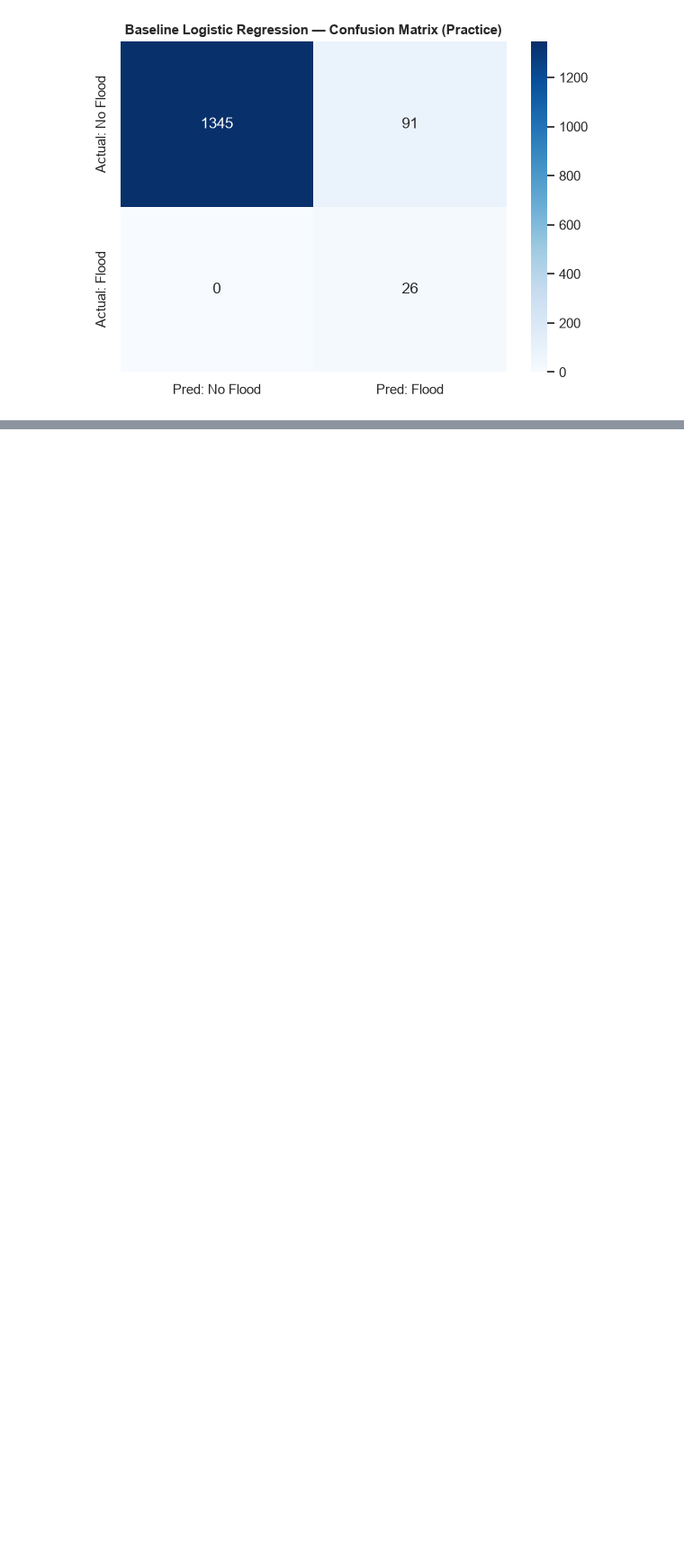
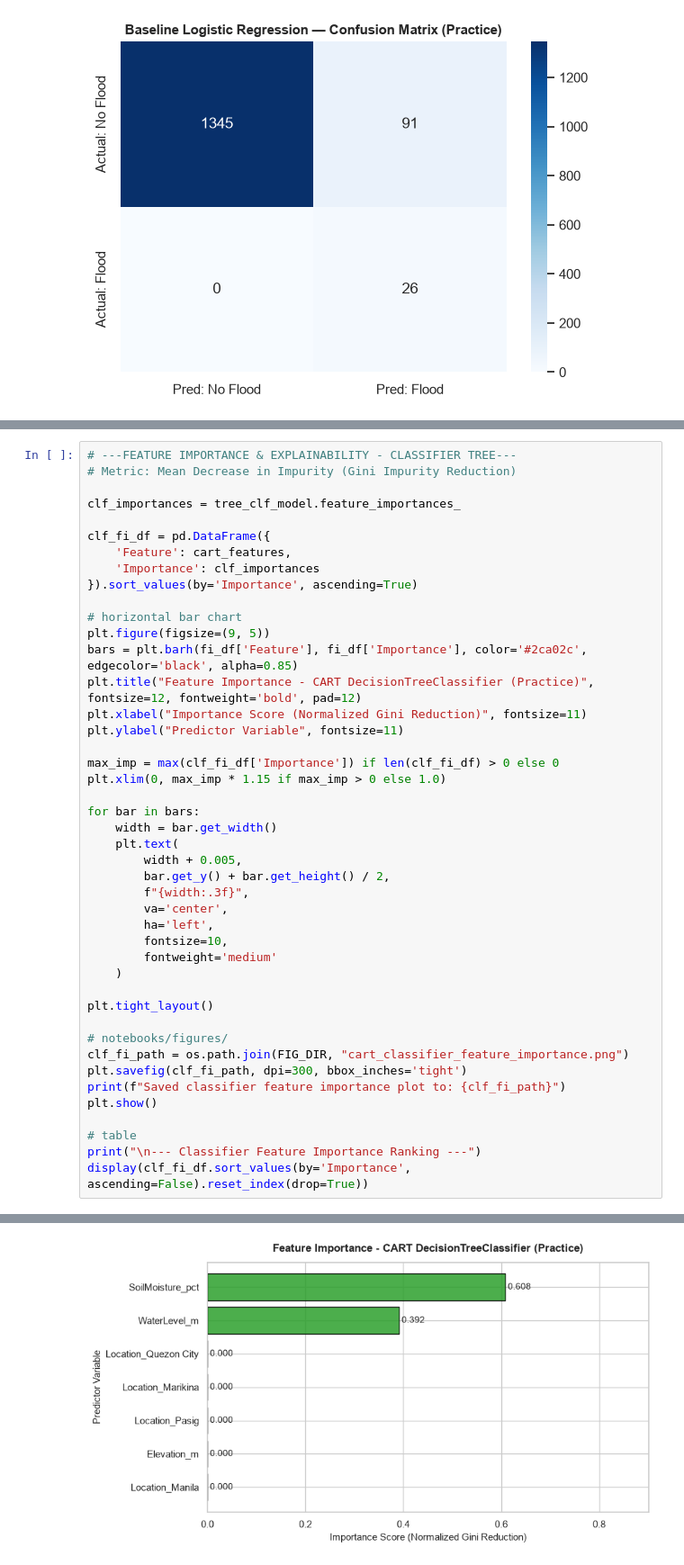
Before and after one commit to redkyladenise/flood-risk-system, a Jupyter notebook: notebooks/03_model_training.ipynb, the cells around one changed output, grey strips where cells are left out. Shown at 90% size. Cells and saved outputs as stored; diff of their text form; blank space fills up the shorter version.

```diff
--- a/notebooks/03_model_training.ipynb
+++ b/notebooks/03_model_training.ipynb
@@ -365,3 +373,48 @@ plt.show()
 # %% [output]
 Saved decision tree diagram to: figures\cart_regressor_tree_diagram.png
 [figure]
+# %%
+# ---FEATURE IMPORTANCE & EXPLAINABILITY - CLASSIFIER TREE---
+# Metric: Mean Decrease in Impurity (Gini Impurity Reduction)
+
+clf_importances = tree_clf_model.feature_importances_
+
+clf_fi_df = pd.DataFrame({
+    'Feature': cart_features,
+    'Importance': clf_importances
+}).sort_values(by='Importance', ascending=True)
+
+# horizontal bar chart
+plt.figure(figsize=(9, 5))
+bars = plt.barh(fi_df['Feature'], fi_df['Importance'], color='#2ca02c', edgecolor='black', alpha=0.85)
+plt.title("Feature Importance - CART DecisionTreeClassifier (Practice)", fontsize=12, fontweight='bold', pad=12)
+plt.xlabel("Importance Score (Normalized Gini Reduction)", fontsize=11)
+plt.ylabel("Predictor Variable", fontsize=11)
+
+max_imp = max(clf_fi_df['Importance']) if len(clf_fi_df) > 0 else 0
+plt.xlim(0, max_imp * 1.15 if max_imp > 0 else 1.0)
+
+for bar in bars:
+    width = bar.get_width()
+    plt.text(
+        width + 0.005,
+        bar.get_y() + bar.get_height() / 2,
+        f"{width:.3f}",
+        va='center',
+        ha='left',
+        fontsize=10,
+        fontweight='medium'
+    )
+
+plt.tight_layout()
+
+# notebooks/figures/
+clf_fi_path = os.path.join(FIG_DIR, "cart_classifier_feature_importance.png")
+plt.savefig(clf_fi_path, dpi=300, bbox_inches='tight')
+print(f"Saved classifier feature importance plot to: {clf_fi_path}")
+plt.show()
+
+# table
+print("\n--- Classifier Feature Importance Ranking ---")
+display(clf_fi_df.sort_values(by='Importance', ascending=False).reset_index(drop=True))
+# %% [output]
@@ -367,0 +422 @@ Saved decision tree diagram to: figures\cart_regressor_tree_diagram.png
+[figure, added]
```
Also changed, not shown: parts of 7 cells of this notebook, 5 other files.
